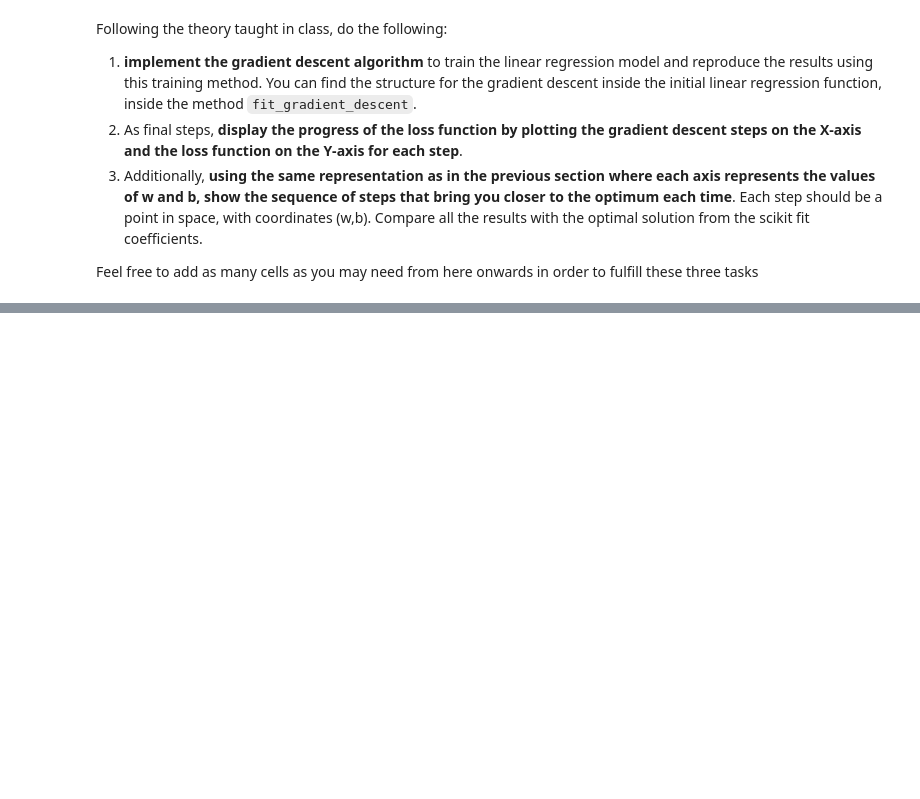
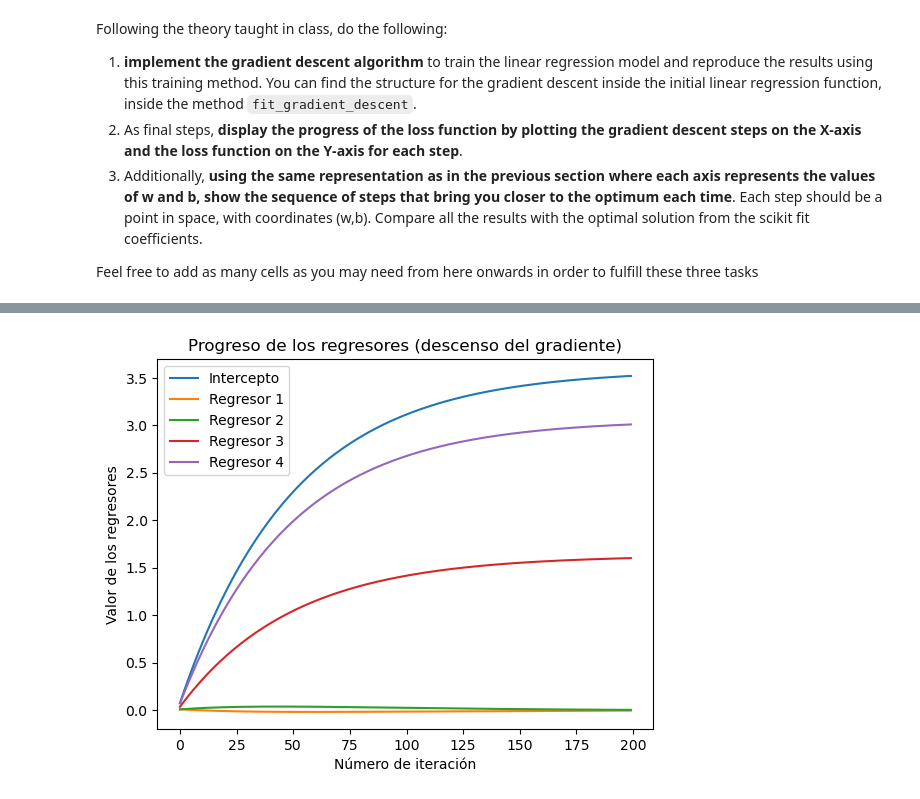
Before and after one commit to ICAI-IMAT-ML/p2-4-berasteguip, a Jupyter notebook: notebook/Lab_2_4_LR2.ipynb, the cells around one changed output, grey strips where cells are left out. Cells and saved outputs as stored; diff of their text form; code cells hidden in the pictures; blank space fills up the shorter version.

```diff
--- a/notebook/Lab_2_4_LR2.ipynb
+++ b/notebook/Lab_2_4_LR2.ipynb
@@ -361,0 +402,18 @@ Feel free to add as many cells as you may need from here onwards in order to ful
+# %%
+
+if len(intercepts) != coefficients.shape[1]:
+    raise ValueError('El número de interceptos no coincide con el de coeficientes')
+
+iterations = range(len(intercepts))
+
+plt.plot(iterations, intercepts, label='Intercepto')
+for i, input in enumerate(coefficients):
+    plt.plot(iterations, input, label=f'Regresor {i + 1}')
+
+plt.title('Progreso de los regresores (descenso del gradiente)')
+plt.xlabel('Número de iteración')
+plt.ylabel('Valor de los regresores')
+plt.legend()
+plt.show()
+# %% [output]
+[figure, added]
```
Also changed, not shown: parts of 13 cells of this notebook, 1 other file.
